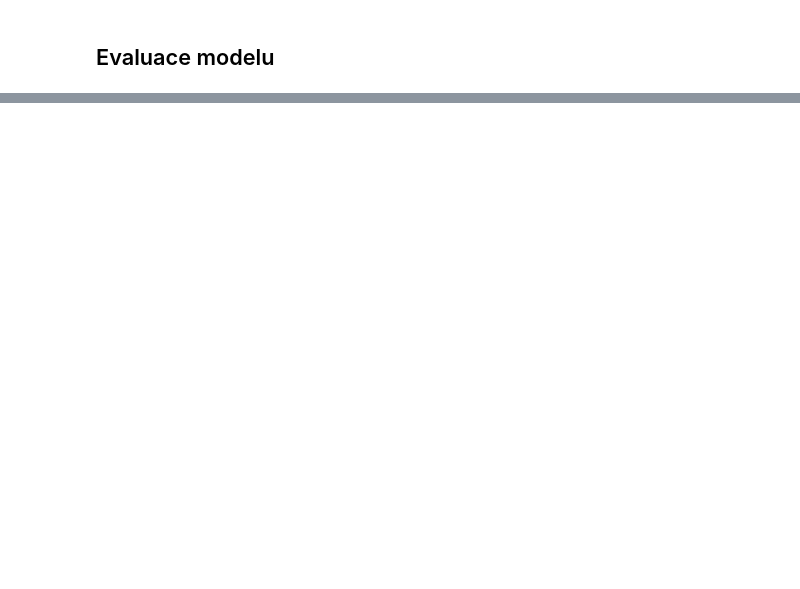
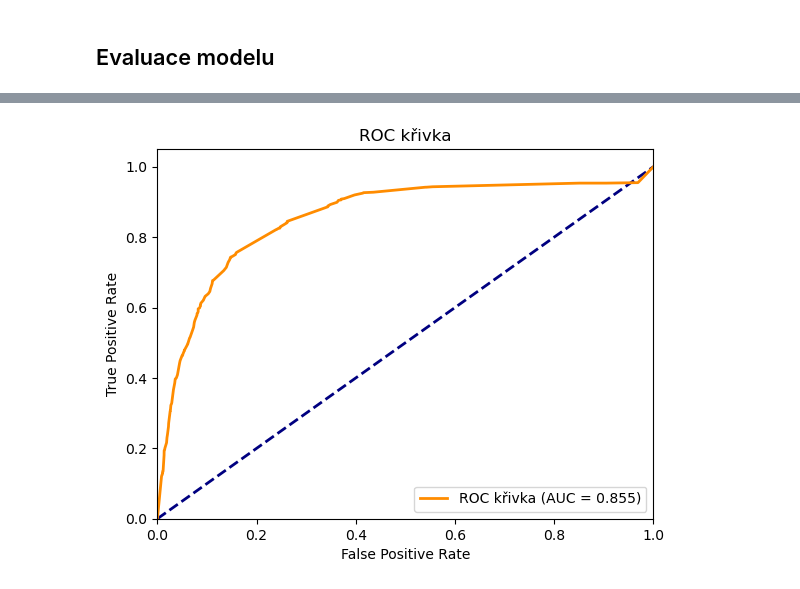
Before and after one commit to andyska09/Data-Visualisation, a Jupyter notebook: 03/solution03.ipynb, the cells around one changed output, grey strips where cells are left out. Drawn from its saved outputs; the diff is of its cells as text; code cells hidden in the pictures; blank space fills up the shorter version.

```diff
--- a/03/solution03.ipynb
+++ b/03/solution03.ipynb
@@ -393,0 +424,21 @@ F1 Score: 0.9455
+# %%
+def printROC(model, yval, Xval):
+    y_pred_proba = model.predict_proba(Xval)
+    p1_hat = y_pred_proba[:,1]
+    fpr, tpr, thresholds = metrics.roc_curve(yval, p1_hat)
+    AUC = metrics.roc_auc_score(yval, y_pred_proba[:,1])
+
+    fig, ax = plt.subplots()
+    ax.plot([0, 1], [0, 1], color="navy", lw=2, linestyle="--")
+    ax.plot(fpr, tpr, color="darkorange", lw=2, label=f"ROC křivka (AUC = {AUC:.3f})")
+    ax.set_xlim([0.0, 1.0])
+    ax.set_ylim([0.0, 1.05])
+    ax.set_xlabel("False Positive Rate")
+    ax.set_ylabel("True Positive Rate")
+    ax.set_title("ROC křivka")
+    ax.legend(loc="lower right")
+    plt.show()
+# %%
+printROC(dt, yval, Xval)
+# %% [output]
+[figure, added]
```
Also changed, not shown: parts of 27 cells of this notebook.
